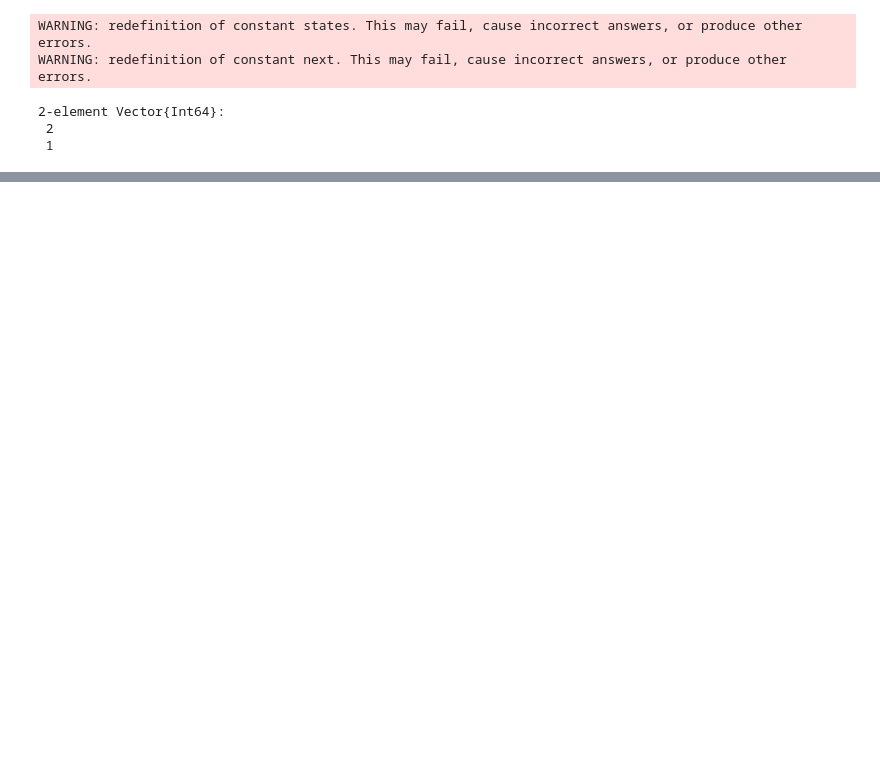
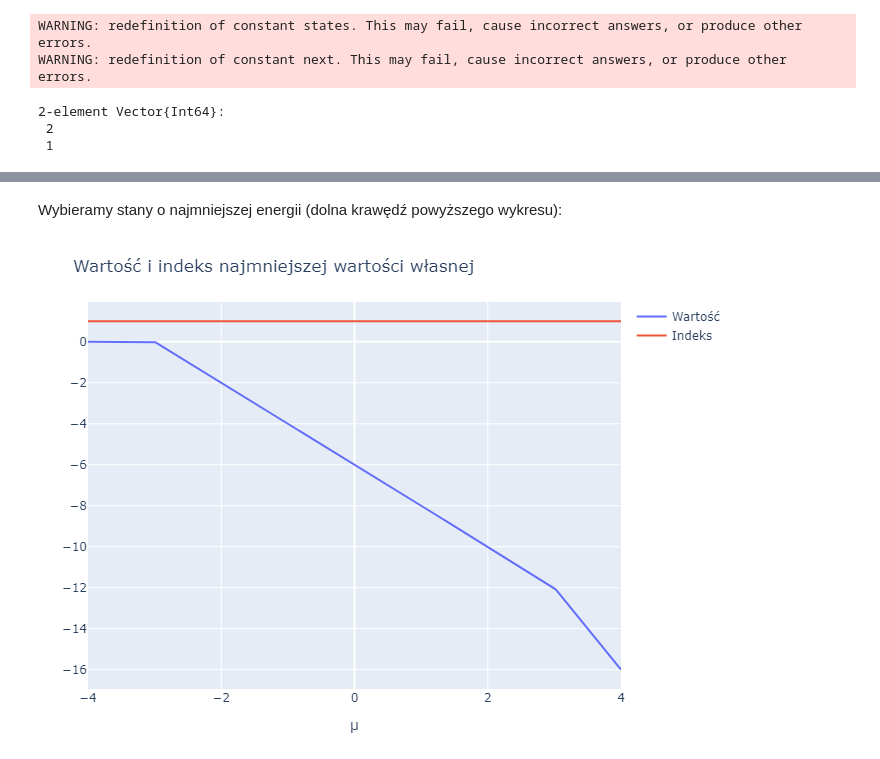
Before and after one commit to kbolembach/Hubbard, a Jupyter notebook: hubbard.ipynb, the cells around one changed output, grey strips where cells are left out. Cells and saved outputs as stored; diff of their text form; code cells hidden in the pictures; blank space fills up the shorter version.

```diff
--- a/hubbard.ipynb
+++ b/hubbard.ipynb
@@ -185,0 +35,14 @@ savefig(pl, "wartosci_wlasne.html")
+# %% [markdown]
+Wybieramy stany o najmniejszej energii (dolna krawędź powyższego wykresu):
+# %%
+ground_energies = [findmin(eigs_mat_orig[i,:]) for i in 1:size(potentials,1)]
+ground_states = [real(eigvecs(get_hamiltonian(states, U, t, pot, next, N)))[:,g[2]] for (pot, g) in zip(potentials, ground_energies)]
+
+layout = Layout(
+    title="Wartość i indeks najmniejszej wartości własnej",
+    xaxis_title="μ",
+)
+plot([scatter(x=potentials, y=[g[1] for g in ground_energies], name="Wartość"),
+ scatter(x=potentials, y=[g[2] for g in ground_energies], name="Indeks")], layout)
+# %% [output]
+[figure, added]
```
Also changed, not shown: parts of 13 cells of this notebook, 19 other files.
